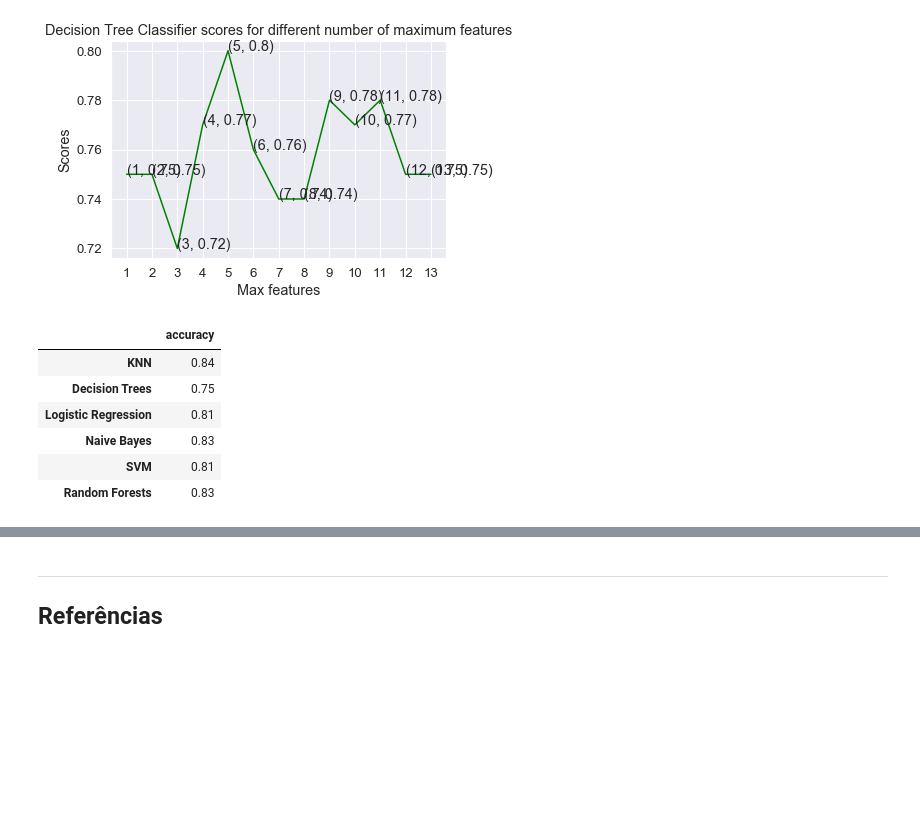
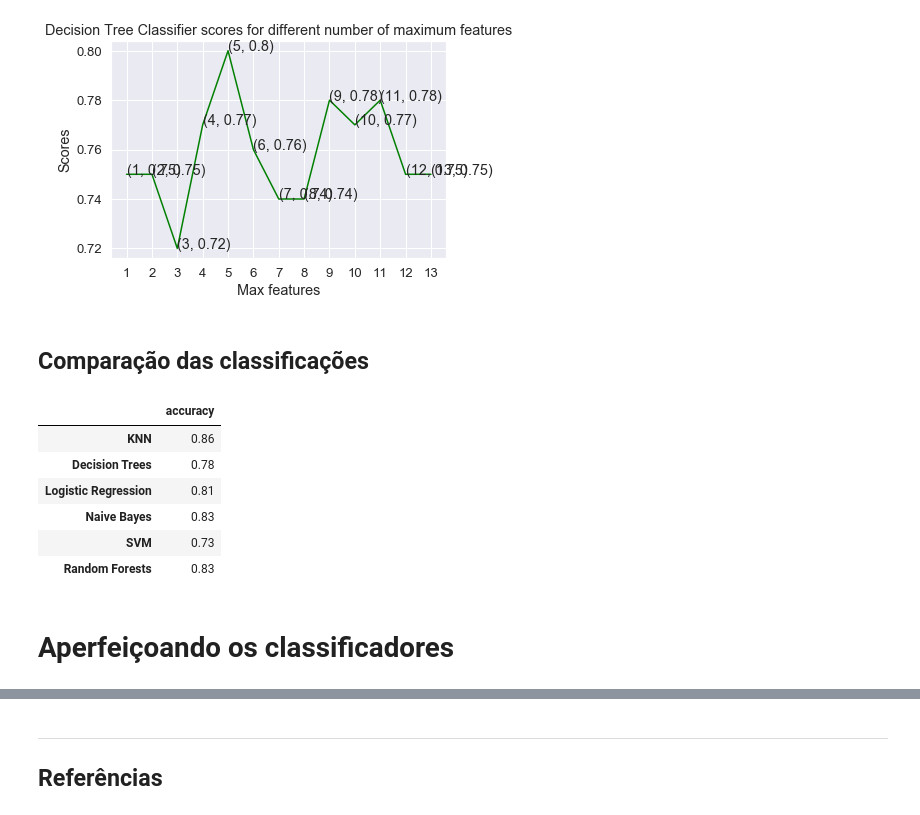
Before and after one commit to gabriellaec/CD-P3, a Jupyter notebook: P3-Entrega3.ipynb, the cells around one changed output, grey strips where cells are left out. Cells and saved outputs as stored; diff of their text form; code cells hidden in the pictures; blank space fills up the shorter version.

```diff
--- a/P3-Entrega3.ipynb
+++ b/P3-Entrega3.ipynb
@@ -671,0 +666,9 @@ LogisticRegression(C=1.0, class_weight=None, dual=False, fit_intercept=True,
+# %%
+
+model.fit(X_train, y_train)
+import statsmodels.formula.api as sm
+model=sm.Logit(y_train,X_train)
+result=model.fit()
+result.summary()
+#results=model.fit(X_train, y_train)
+#results.summary()
@@ -788,34 +841,38 @@ plt.title('Decision Tree Classifier scores for different number of maximum featu
 # %% [output]
 Text(0.5, 1.0, 'Decision Tree Classifier scores for different number of maximum features')
 [figure]
+# %% [markdown]
+## Comparação das classificações
 # %%
 # initialize an empty list
 accuracy = []
 
 # list of algorithms names
 classifiers = ['KNN', 'Decision Trees', 'Logistic Regression', 'Naive Bayes', 'SVM', 'Random Forests']
 
 # list of algorithms with parameters
-models = [KNeighborsClassifier(n_neighbors=5), DecisionTreeClassifier(max_depth=6, random_state=2606), LogisticRegression(),
-        GaussianNB(), SVC(C=0.05, kernel='linear'), RandomForestClassifier(n_estimators=110, random_state=2606)]
+models = [KNeighborsClassifier(n_neighbors=7), DecisionTreeClassifier(max_depth=3, random_state=2606), LogisticRegression(),
+        GaussianNB(), SVC(C=0.05, kernel='poly'), RandomForestClassifier(n_estimators=110, random_state=2606)]
 
 # loop through algorithms and append the score into the list
 for i in models:
     model = i
     model.fit(X_train, y_train)
     score = model.score(X_test, y_test)
     accuracy.append(score)
 
 
 
 # create a dataframe from accuracy results
 summary = pd.DataFrame({'accuracy':accuracy}, index=classifiers)
 summary
 # %% [output]
 |  | accuracy |
-| KNN | 0.84 |
-| Decision Trees | 0.75 |
+| KNN | 0.86 |
+| Decision Trees | 0.78 |
 | Logistic Regression | 0.81 |
 | Naive Bayes | 0.83 |
-| SVM | 0.81 |
+| SVM | 0.73 |
 | Random Forests | 0.83 |
+# %% [markdown]
+# Aperfeiçoando os classificadores
```
Also changed, not shown: parts of 49 cells of this notebook.
